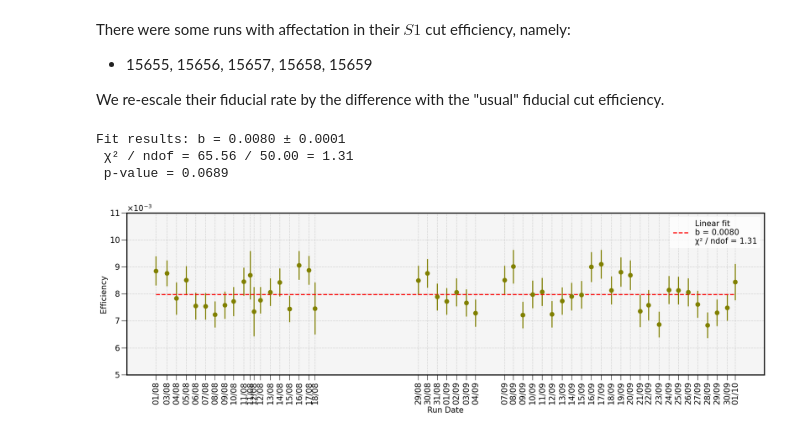
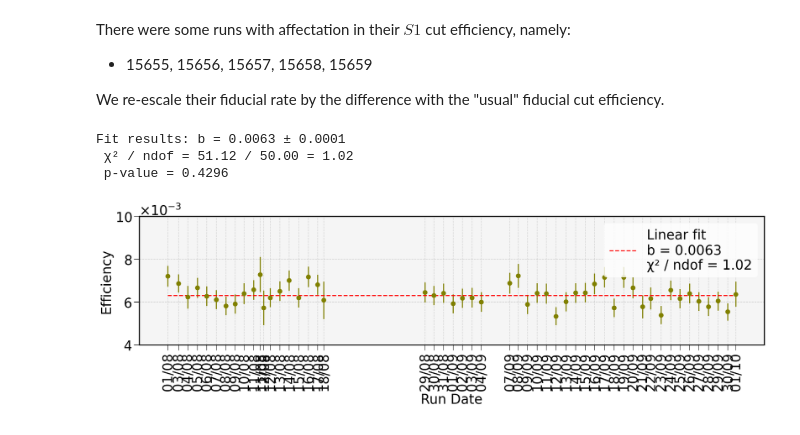
Before and after one commit to camacortespar/next-analysis, a Jupyter notebook: NEXT-100/Backgrounds/notebooks/Plotting_Rates_Effs.ipynb, the cells around one changed output. Saved outputs shown, nothing was run; the diff lists cells and outputs as text; code cells hidden in the pictures.

```diff
--- a/NEXT-100/Backgrounds/notebooks/Plotting_Rates_Effs.ipynb
+++ b/NEXT-100/Backgrounds/notebooks/Plotting_Rates_Effs.ipynb
@@ -250,7 +250,7 @@ Rate     = []
 Rate_err = []
 Run_numbers = []
 
-FIDUCIAL_EFF_STD = 8e-3       # Standard fiducial efficiency for correction
+FIDUCIAL_EFF_STD = 6.3e-3       # Standard fiducial efficiency for correction
 
 def const_func(x, a):
     return ff.linear_func(x, 0, a)
@@ -273,9 +273,11 @@ for run_id in RATES_DF['Run_ID'].unique():
 
     # Date + error for each run
     date_cv = RATES_DF.loc[RATES_DF['Run_ID'] == run_id, 'Date_CV'].values[0]
+
     # Skip runs after Sep 2025 if you need it
     if date_cv > SEP_2025:
         continue
+
     Date.append(date_cv)
     Date_err.append(RATES_DF.loc[RATES_DF['Run_ID'] == run_id, 'Date_Err'].values[0])
 
@@ -643,33 +649,33 @@ print (f"Fit results: b = {m.values['b']:.4f} ± {m.errors['b']:.4f}\n"
        f" χ² / ndof = {chi2:.2f} / {ndof:.2f} = {chi2 / ndof:.2f}\n"
        f" p-value = {p_value:.4f}")
 # %% [output]
-Fit results: b = 0.0080 ± 0.0001
- χ² / ndof = 65.56 / 50.00 = 1.31
- p-value = 0.0689
+Fit results: b = 0.0063 ± 0.0001
+ χ² / ndof = 51.12 / 50.00 = 1.02
+ p-value = 0.4296
 # %%
 # ----- Plotting ----- #
 fig, ax = plt.subplots(figsize=(18, 6))
 # Data
 plt.errorbar(Date_CV, Eff_CV, xerr=Date_Err, yerr=Eff_Err, fmt='o', c=pt.hist_colors[7], ecolor=pt.hist_colors[7])
 # for x, y, run_id in zip(Date_CV, Eff_CV, Run_numbers):
 #     plt.text(x, 1.005*max(Eff_CV), str(run_id), fontsize=8, ha='center', va='bottom', color='blue')       # Run number near the point
 
 # Fit
 y_fit = const_func(Date_CV, m.values['b'])
 plt.plot(Date_CV, y_fit, color='red', ls='--', lw=2.0, label=f"Linear fit\nb = {m.values['b']:.4f}\nχ² / ndof = {chi2 / ndof:.2f}")
 
 # ----- Styling ----- #
 plt.xlabel('Run Date')
 x_labels = [crudo.epoch_converter(t, h=False) for t in Date_CV]        # Convert x-axis bin edges to readable time format
 plt.xticks(Date_CV, x_labels, ha='center', rotation=90)
 plt.ylabel('Efficiency')
-plt.ylim(5e-3, 11e-3)
+plt.ylim(4e-3, 10e-3)
 plt.ticklabel_format(axis='y', style='sci', scilimits=(-3, -3))
 plt.legend(loc='upper right')
 
 plt.grid(True)
 plt.gca().set_facecolor("whitesmoke")
 plt.tight_layout()
 plt.show()
 # %% [output]
-[figure, old version]
+[figure, new version]
```
Also changed, not shown: parts of 8 cells of this notebook, 5 other files.
